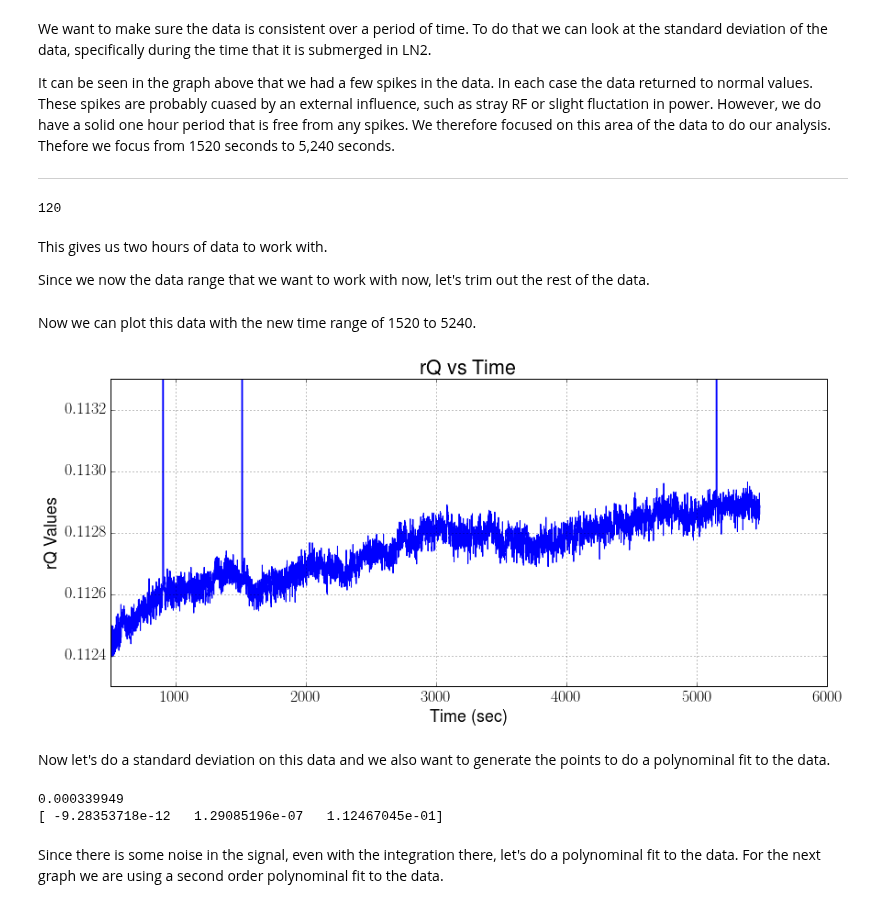
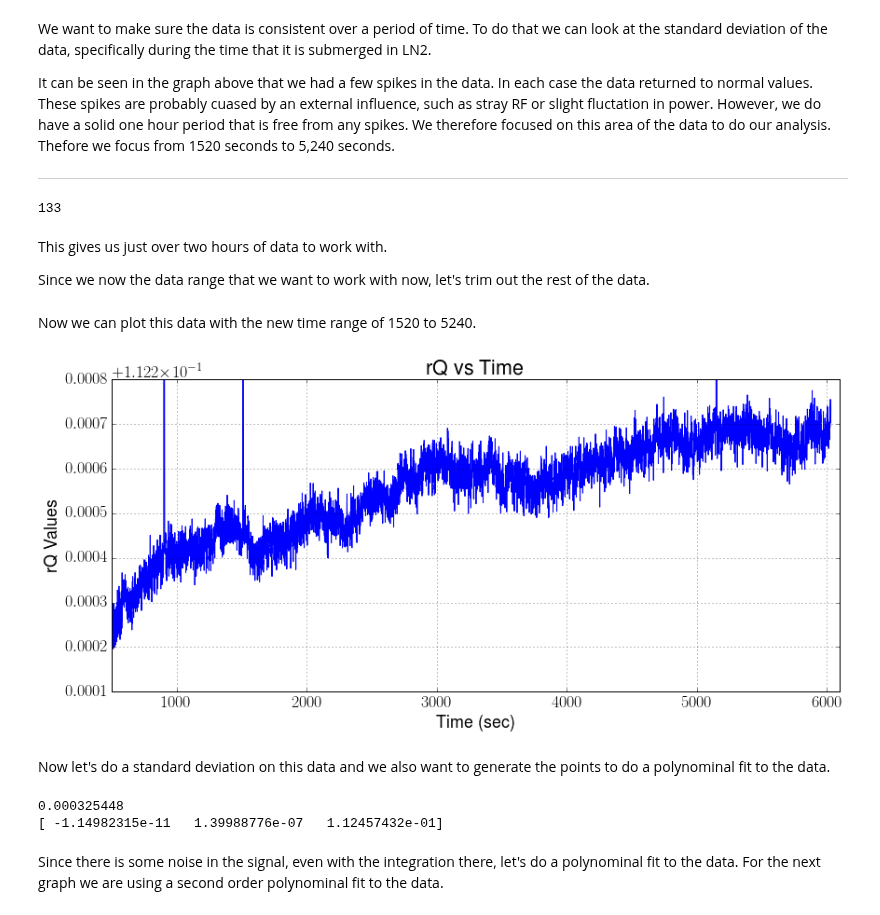
Before and after one commit to matgyver/Radiometer-SDR-Thesis, a Jupyter notebook: Experiments/Exp2/radiometer_experiment_2.ipynb, the cells around one changed output. Saved outputs shown, nothing was run; the diff lists cells and outputs as text; code cells hidden in the pictures.

```diff
--- a/Experiments/Exp2/radiometer_experiment_2.ipynb
+++ b/Experiments/Exp2/radiometer_experiment_2.ipynb
@@ -105,13 +105,13 @@ It can be seen in the graph above that we had a few spikes in the data.  In each
 #tstart = 1520;
 #tstop = 5240;
 tstart = 320;
-tstop = 7540;
+tstop = 8340;
 timeduration = (tstop-tstart)/60
 print timeduration
 # %% [output]
-120
+133
 # %% [markdown]
-This gives us two hours of data to work with.
+This gives us just over two hours of data to work with.
 
 Since we now the data range that we want to work with now, let's trim out the rest of the data.
 # %%
@@ -124,15 +124,15 @@ Now we can plot this data with the new time range of 1520 to 5240.
 # %%
 fig = plt.figure(figsize=(14,6), dpi=300)
 plot(y,f)
 xlabel('Time (sec)')
 ylabel('rQ Values')
 title('rQ vs Time')
-axis([500, 6000, .1123, .1133])
+axis([500, 6100, .1123, .113])
 grid(True)
 fig.savefig("rq_plot_zoom.pdf", dpi=300)
 fig.savefig("rq_plot_zoom.png", dpi=300)
 # %% [output]
-[figure, old version]
+[figure, new version]
 # %% [markdown]
 Now let's do a standard deviation on this data and we also want to generate the points to do a polynominal fit to the data.
 # %%
@@ -141,8 +141,8 @@ print a
 p = numpy.polyfit(y,f,2)
 print p
 # %% [output]
-0.000339949
-[ -9.28353718e-12   1.29085196e-07   1.12467045e-01]
+0.000325448
+[ -1.14982315e-11   1.39988776e-07   1.12457432e-01]
 # %% [markdown]
 Since there is some noise in the signal, even with the integration there, let's do a polynominal fit to the data.  For the next graph we are using a second order polynominal fit to the data.
 # %%
```
Also changed, not shown: parts of 6 cells of this notebook, 13 other files.
